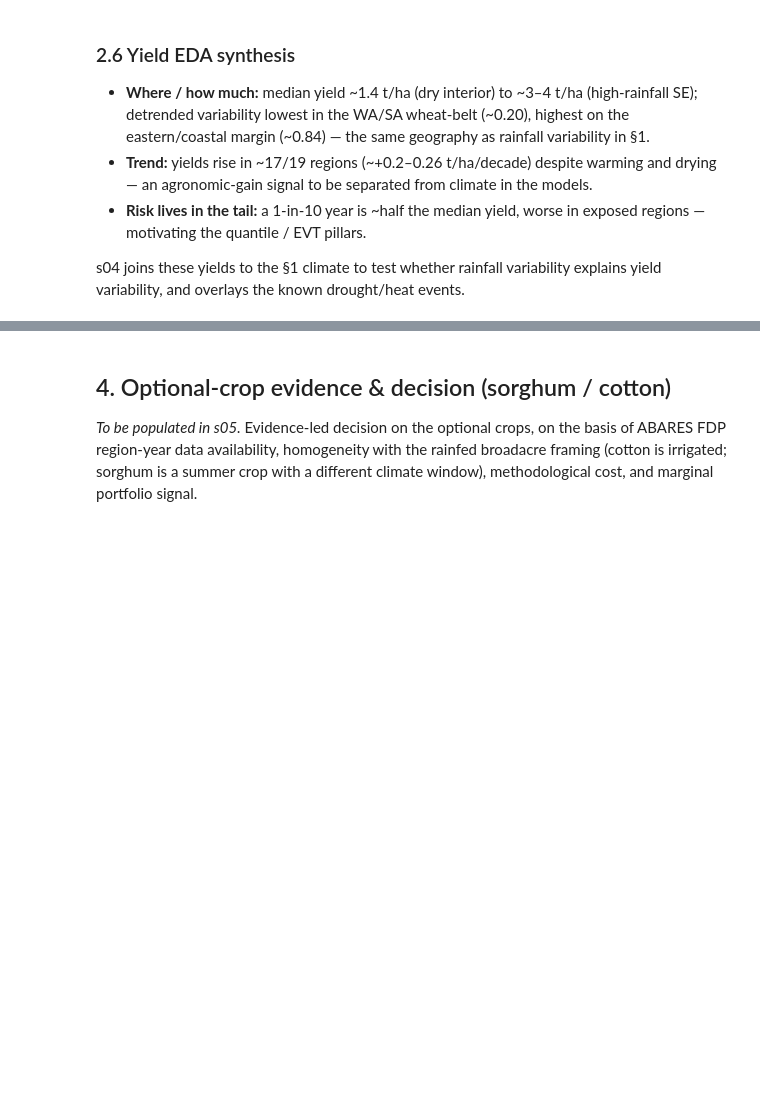
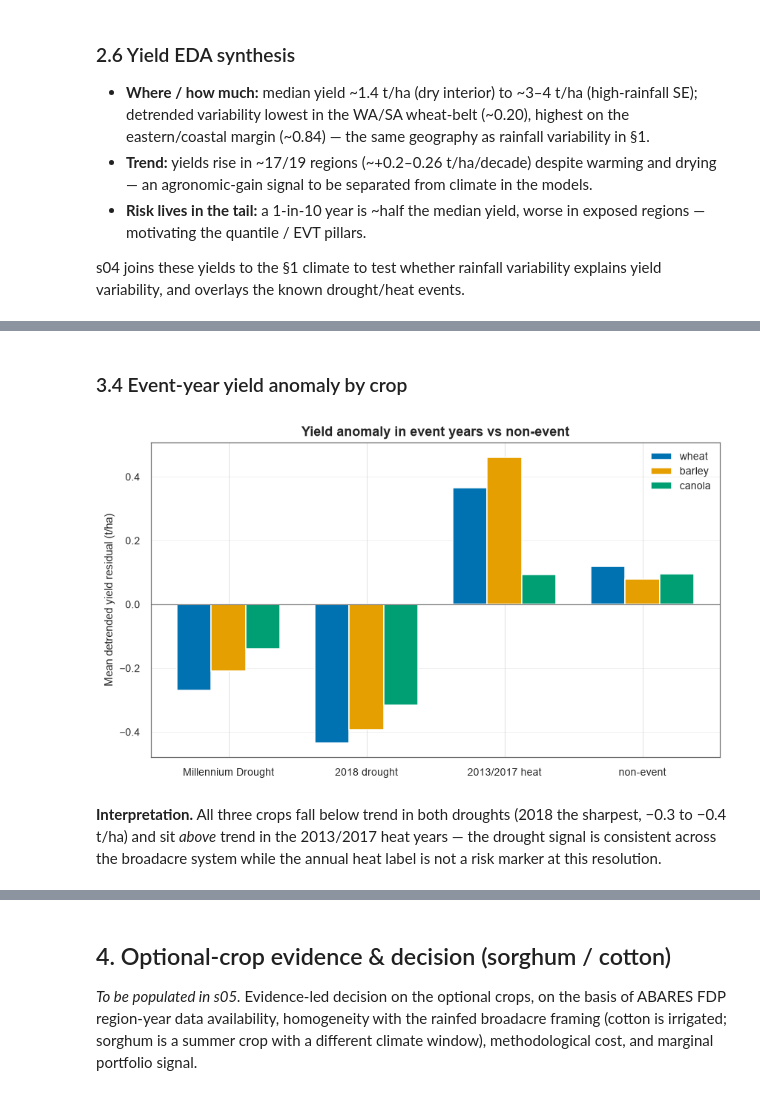
Before and after one commit to kota2003/agriculture-risk-monitoring-system, a Jupyter notebook: notebooks/03_exploratory_analysis.ipynb, the cells around one changed output, grey strips where cells are left out. Cells and saved outputs as stored; diff of their text form; code cells hidden in the pictures; blank space fills up the shorter version.

```diff
--- a/notebooks/03_exploratory_analysis.ipynb
+++ b/notebooks/03_exploratory_analysis.ipynb
@@ -451,0 +527,25 @@ s04 joins these yields to the §1 climate to test whether rainfall variability e
+# %% [markdown]
+### 3.4 Event-year yield anomaly by crop
+# %%
+ev = pd.concat([event_year_summary(c) for c in crops])
+ev["short"] = ev.event.str.split(" (", regex=False).str[0]
+order = ["Millennium Drought", "2018 drought", "2013/2017 heat", "non-event"]
+fig, ax = plt.subplots(figsize=(9, 5))
+x = np.arange(len(order))
+width = 0.25
+for i, c in enumerate(crops):
+    vals = [ev[(ev.commodity == c) & (ev.short == o)].mean_resid_yield.values[0] for o in order]
+    ax.bar(x + (i - 1) * width, vals, width, color=OKABE_ITO[i], label=c)
+ax.axhline(0, color="#888888", lw=0.8)
+ax.set_xticks(x)
+ax.set_xticklabels(order, fontsize=9)
+ax.set_ylabel("Mean detrended yield residual (t/ha)")
+ax.set_title("Yield anomaly in event years vs non-event")
+ax.legend()
+ax.grid(True, axis="y", alpha=0.5)
+savefig(fig, "s04_event_anomaly")
+plt.show()
+# %% [output]
+[figure, added]
+# %% [markdown]
+**Interpretation.** All three crops fall below trend in both droughts (2018 the sharpest, −0.3 to −0.4 t/ha) and sit *above* trend in the 2013/2017 heat years — the drought signal is consistent across the broadacre system while the annual heat label is not a risk marker at this resolution.
```
Also changed, not shown: parts of 13 cells of this notebook, 10 other files.
